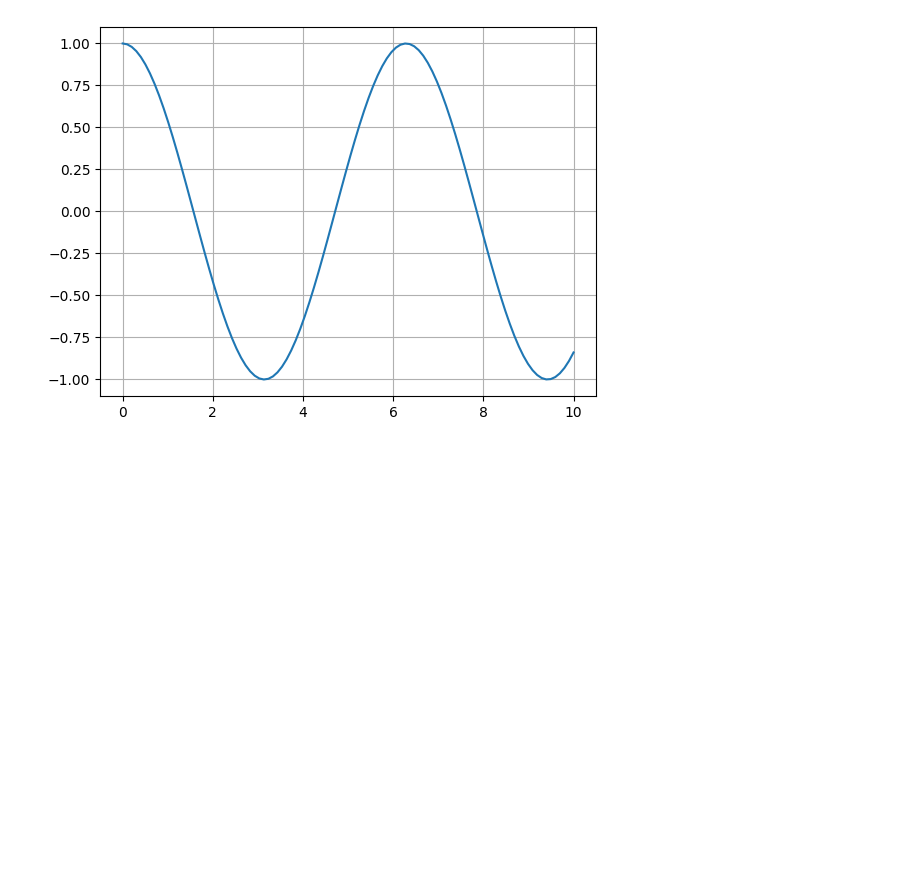
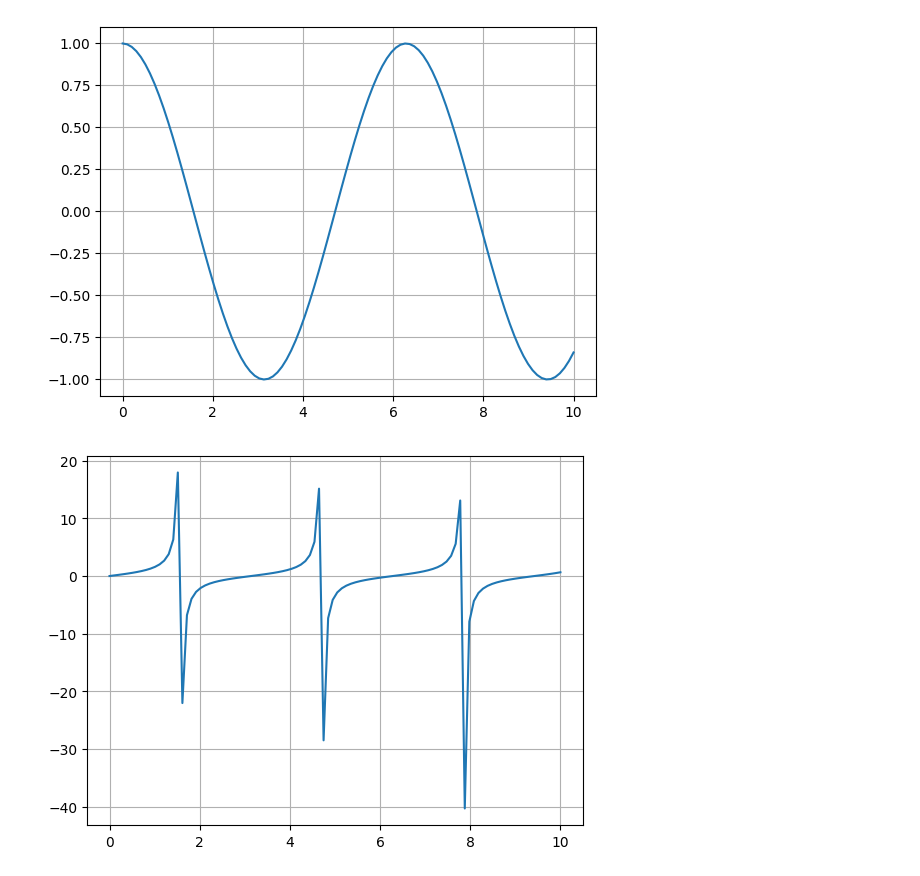
Before and after one commit to EstebanLN/Taller2-Esteban, a Jupyter notebook: Archivo_Soporte_Taller_1.ipynb, the cells around one changed output. Drawn from its saved outputs; the diff is of its cells as text; code cells hidden in the pictures; blank space fills up the shorter version.

Commit message:
Cambio en Git. Adiciono Tangente

```diff
--- a/Archivo_Soporte_Taller_1.ipynb
+++ b/Archivo_Soporte_Taller_1.ipynb
@@ -126,3 +126,18 @@ plt.grid(True)
 plt.show()
 # %% [output]
 [figure]
+# %%
+#Segundo cambio - Para Github
+import pandas as pd # type: ignore
+import numpy as np # type: ignore
+import matplotlib.pyplot as plt # type: ignore
+import scipy as sp # type: ignore
+
+x = np.linspace(0, 10, 100)
+y = np.tan(x)
+
+plt.plot(x, y)
+plt.grid(True)
+plt.show()
+# %% [output]
+[figure, added]
```
